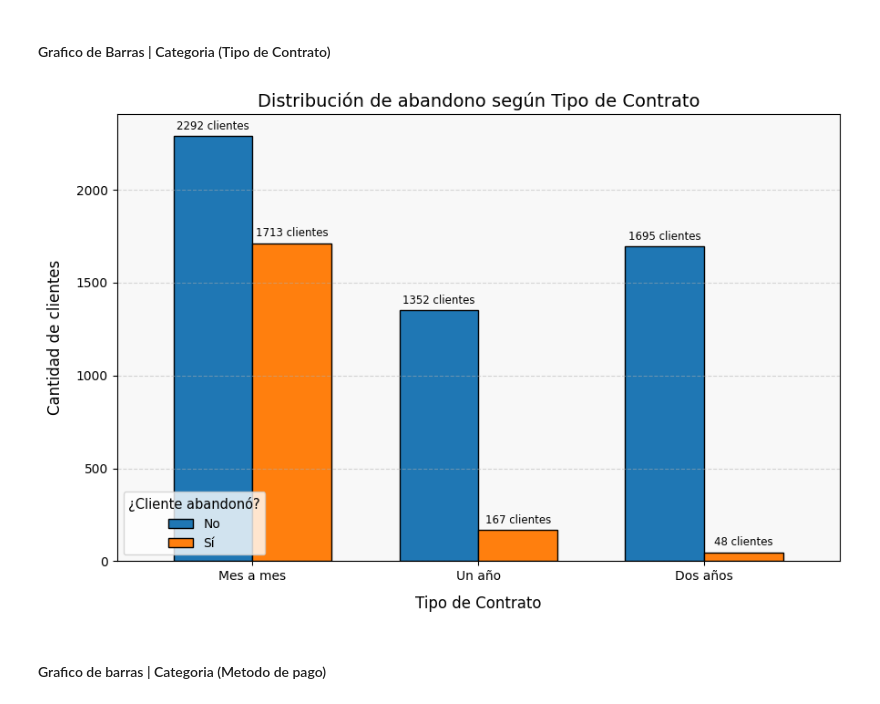
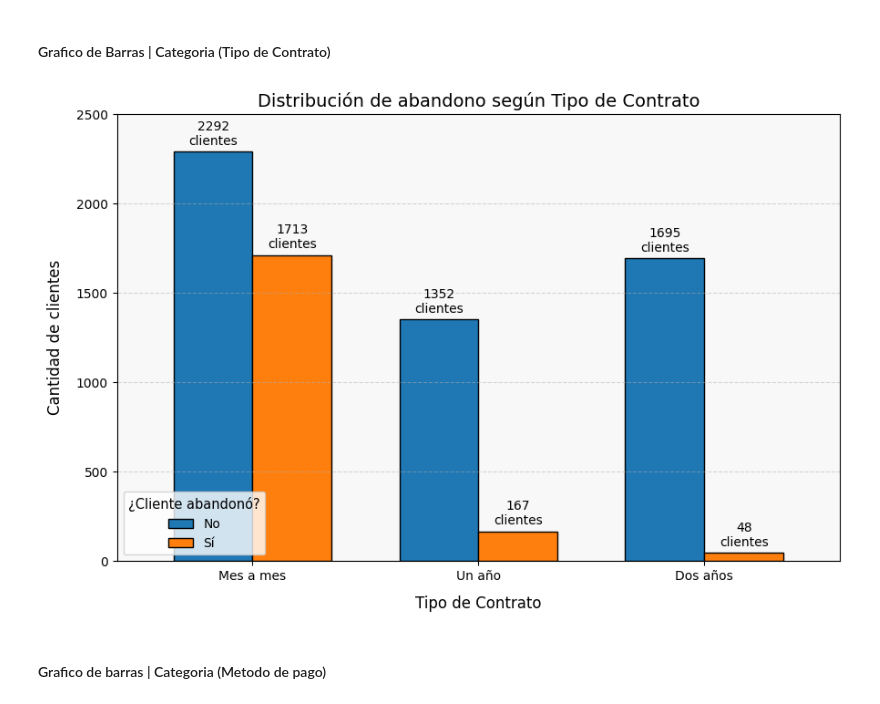
Before and after one commit to MigXDev/CS_Datos_I_DESAFIO_2, a Jupyter notebook: challenge2-data-science-LATAM-main/TelecomX_LATAM.ipynb, the cells around one changed output. Cells and saved outputs as stored; diff of their text form; code cells hidden in the pictures.

```diff
--- a/challenge2-data-science-LATAM-main/TelecomX_LATAM.ipynb
+++ b/challenge2-data-science-LATAM-main/TelecomX_LATAM.ipynb
@@ -1553,8 +1553,8 @@ ax2.tick_params(axis='both', labelsize=10)
 ax2.set_xticklabels(resumen_genero_abandono.index, rotation=0)
 
 # Etiquetas sobre las barras
-for container in ax2.containers:
-    ax2.bar_label(container, fmt='%d\nclientes', label_type='edge', fontsize=10, padding=3)
+for nombre in ax2.containers:
+    ax2.bar_label(nombre, fmt='%d\nclientes', label_type='edge', fontsize=10, padding=3)
 
 ax2.legend(title='¿Cliente abandonó?', labels=['No', 'Sí'], fontsize=9, title_fontsize=9.5, loc='lower right')
 
@@ -1610,36 +1610,37 @@ ax3 = ab_cont.plot(
     kind='bar',
     stacked=False,
     color=['#1f77b4', '#ff7f0e'],
     figsize=(9, 6),
     edgecolor='black',
     width=0.7
 )
 # Títulos descriptivos
 plt.title('Distribución de abandono según Tipo de Contrato', fontsize=14)
 plt.xlabel('Tipo de Contrato', fontsize=12, labelpad=10)
 plt.ylabel('Cantidad de clientes', fontsize=12, labelpad=10)
 
 # Mejorar ejes
 plt.xticks(rotation=0, fontsize=10)
 plt.yticks(fontsize=10)
 plt.grid(axis='y', linestyle='--', alpha=0.5)
 
 # Etiquetas con la cantidad exacta de clientes sobre cada barra
-for container in ax3.containers:
-    ax3.bar_label(container, fmt='%d clientes', label_type='edge', fontsize=8.5, padding=3)
+for nombre in ax3.containers:
+    ax3.bar_label(nombre, fmt='%d\nclientes', label_type='edge', fontsize=10, padding=3)
 
 # Leyenda clara
 plt.legend(title='¿Cliente abandonó?', labels=['No', 'Sí'], fontsize=10, title_fontsize=10.5, loc='lower left')
 # Modificar los nombres de las ticks del eje x si se desea
 
+plt.ylim(0, 2500)
 
 ax3.set_facecolor('#f8f8f8')
 
 # Margen automático
 plt.tight_layout()
 plt.show()
 # %% [output]
-[figure, old version]
+[figure, new version]
 # %% [markdown]
 #### Grafico de barras | Categoria (Metodo de pago)
 # %%
```
Also changed, not shown: parts of 28 cells of this notebook.
